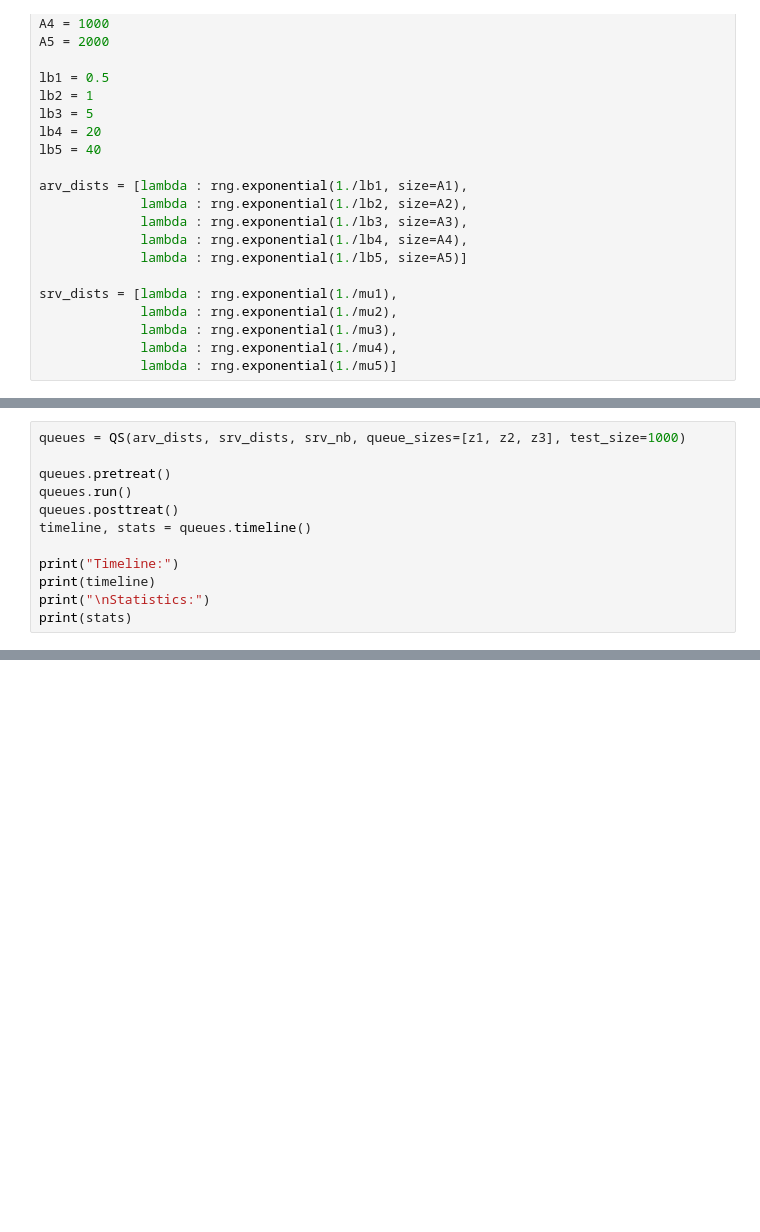
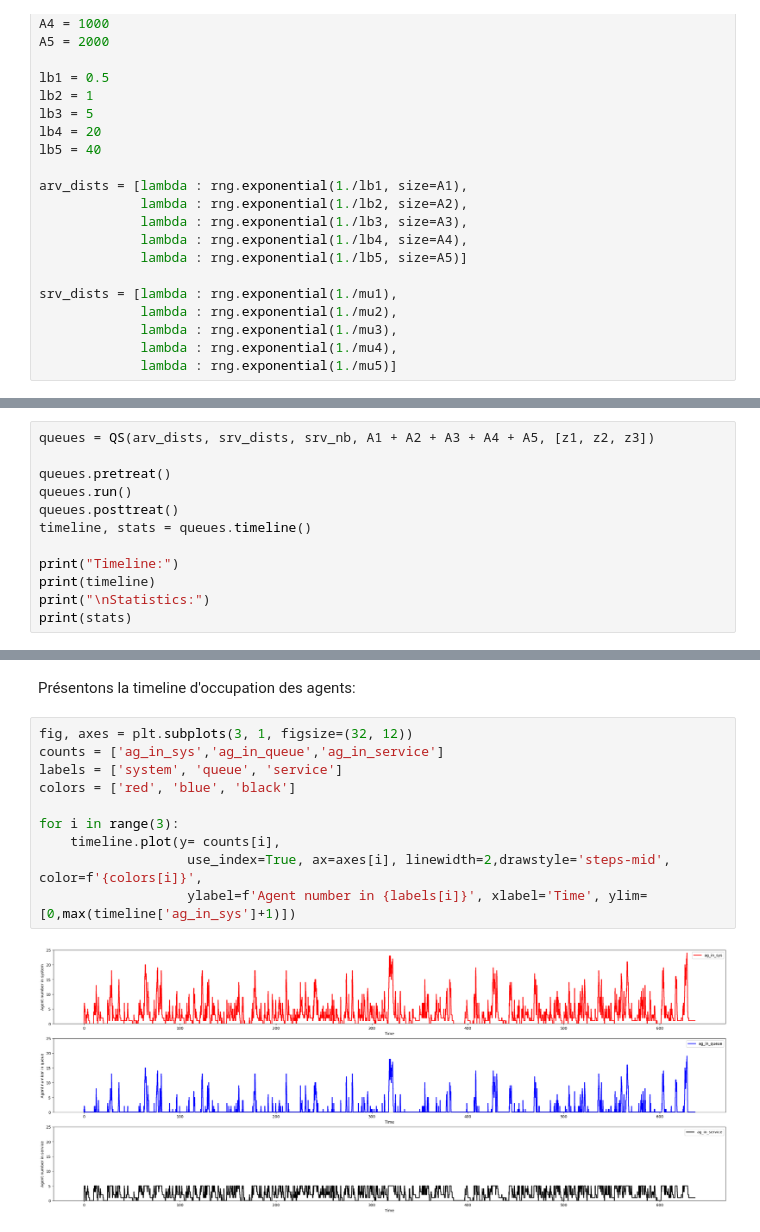
Before and after one commit to Coartix/ERO2, a Jupyter notebook: Analyse et dimensionnement - Enonce.ipynb, the cells around one changed output, grey strips where cells are left out. Saved outputs shown, nothing was run; the diff lists cells and outputs as text; blank space fills up the shorter version.

```diff
--- a/Analyse et dimensionnement - Enonce.ipynb
+++ b/Analyse et dimensionnement - Enonce.ipynb
@@ -544,5 +560,5 @@ class QS():
 # %%
-queues = QS(arv_dists, srv_dists, srv_nb, queue_sizes=[z1, z2, z3], test_size=1000)
+queues = QS(arv_dists, srv_dists, srv_nb, A1 + A2 + A3 + A4 + A5, [z1, z2, z3])
 
 queues.pretreat()
 queues.run()
@@ -557,0 +590,14 @@ IndexError: index 100 is out of bounds for axis 0 with size 100
+# %% [markdown]
+Présentons la timeline d'occupation des agents:
+# %%
+fig, axes = plt.subplots(3, 1, figsize=(32, 12))
+counts = ['ag_in_sys','ag_in_queue','ag_in_service']
+labels = ['system', 'queue', 'service']
+colors = ['red', 'blue', 'black']
+
+for i in range(3):
+    timeline.plot(y= counts[i],
+                   use_index=True, ax=axes[i], linewidth=2,drawstyle='steps-mid', color=f'{colors[i]}',
+                   ylabel=f'Agent number in {labels[i]}', xlabel='Time', ylim=[0,max(timeline['ag_in_sys']+1)])
+# %% [output]
+[figure, added]
```
Also changed, not shown: parts of 6 cells of this notebook.
